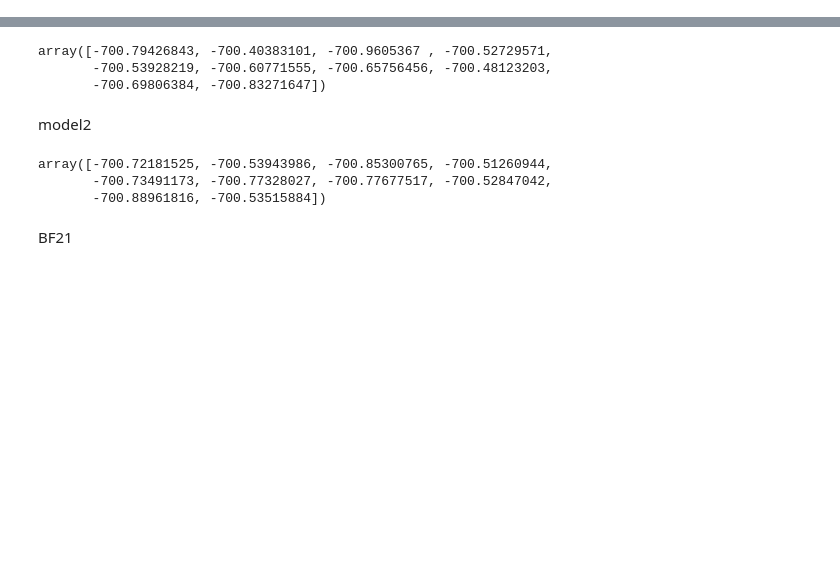
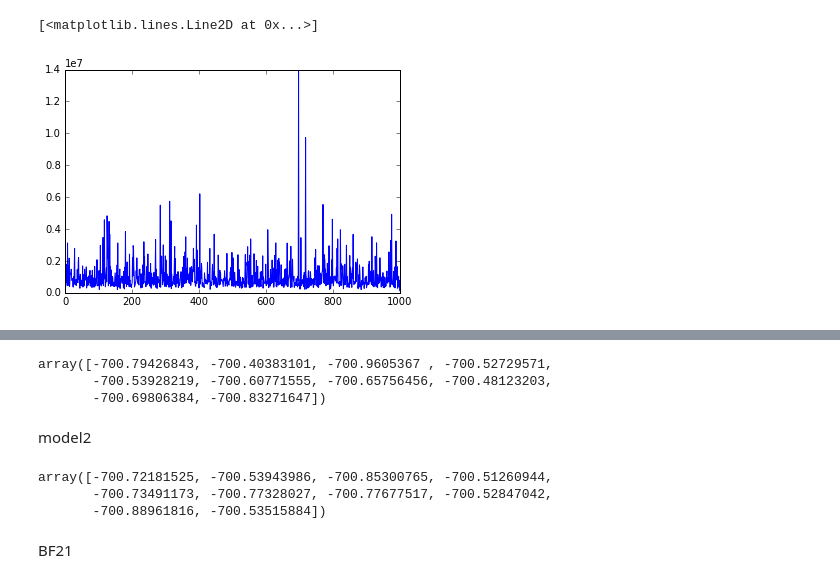
Before and after one commit to keiikegami/midtermtest, a Jupyter notebook: function.ipynb, the cells around one changed output, grey strips where cells are left out. Cells and saved outputs as stored; diff of their text form; code cells hidden in the pictures; blank space fills up the shorter version.

```diff
--- a/function.ipynb
+++ b/function.ipynb
@@ -196,0 +245,5 @@ model1
+# %%
+plt.plot( sigmas)
+# %% [output]
+[<matplotlib.lines.Line2D at 0x...>]
+[figure, added]
```
Also changed, not shown: parts of 12 cells of this notebook, 4 other files.
